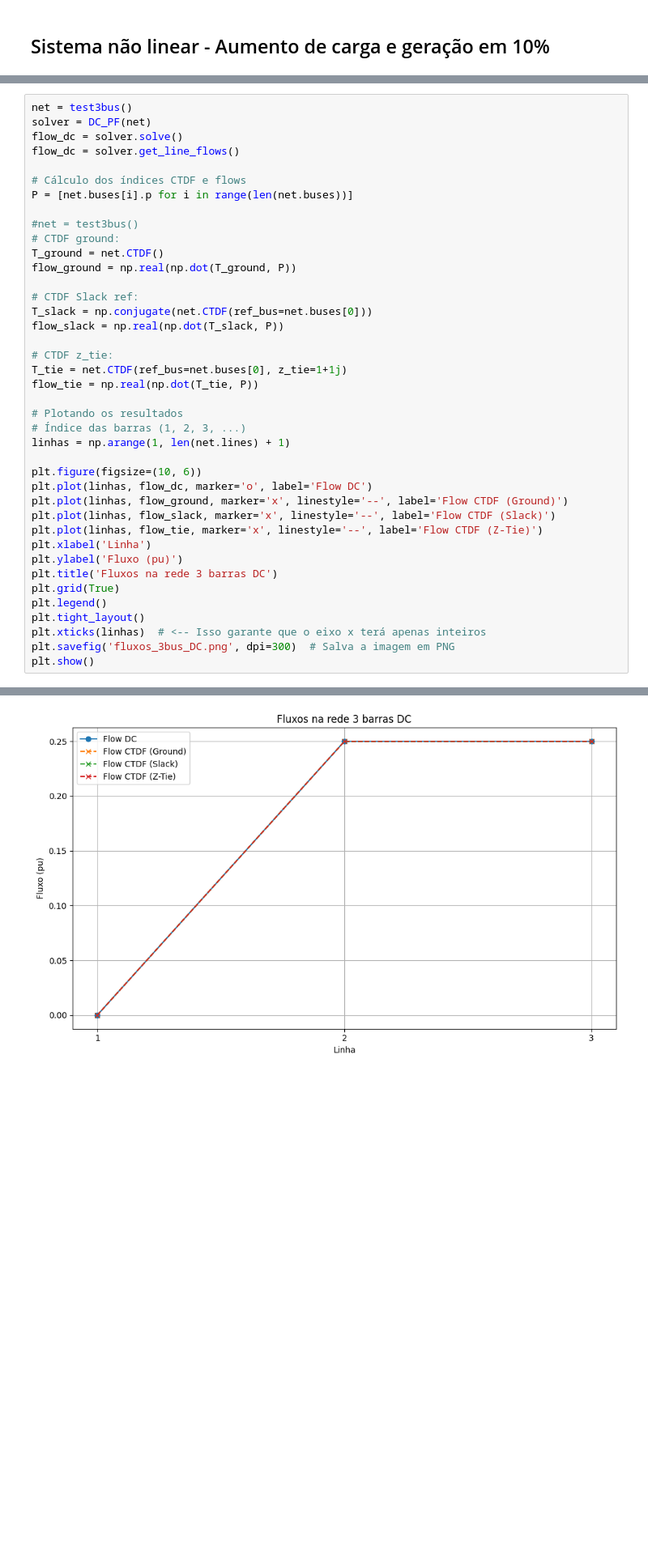
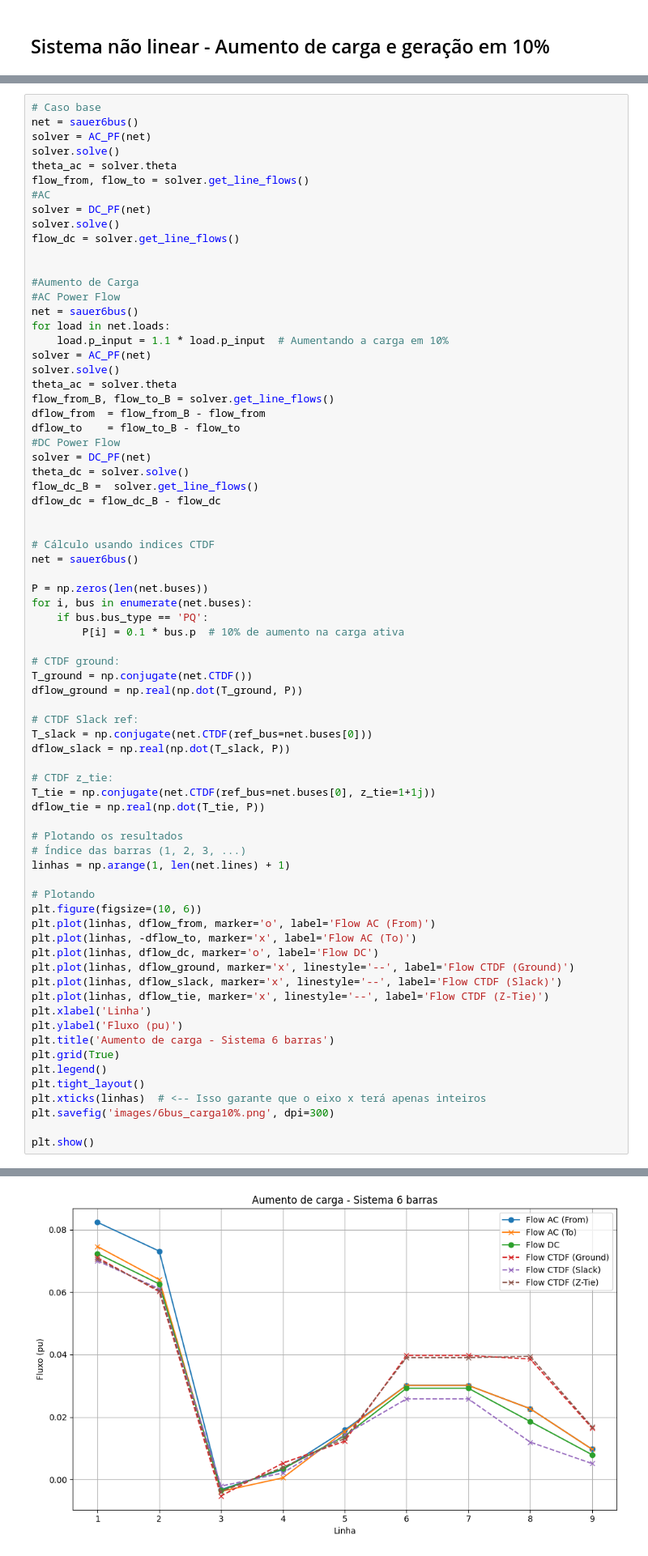
Before and after one commit to Gabriel-Halfeld-Limp/CTDF-for-linear-load-methods, a Jupyter notebook: main.ipynb, the cells around one changed output, grey strips where cells are left out. Shown: that part at 81% size. Cells and saved outputs as stored; diff of their text form; blank space fills up the shorter version.

```diff
--- a/main.ipynb
+++ b/main.ipynb
@@ -836,41 +304,74 @@ Converged in 3 iterations.
 # %%
-net = test3bus()
+# Caso base
+net = sauer6bus()
+solver = AC_PF(net)
+solver.solve()
+theta_ac = solver.theta
+flow_from, flow_to = solver.get_line_flows()
+#AC
 solver = DC_PF(net)
-flow_dc = solver.solve()
+solver.solve()
 flow_dc = solver.get_line_flows()
 
-# Cálculo dos índices CTDF e flows
-P = [net.buses[i].p for i in range(len(net.buses))]
 
-#net = test3bus()
+#Aumento de Carga
+#AC Power Flow
+net = sauer6bus()
+for load in net.loads:
+    load.p_input = 1.1 * load.p_input  # Aumentando a carga em 10%
+solver = AC_PF(net)
+solver.solve()
+theta_ac = solver.theta
+flow_from_B, flow_to_B = solver.get_line_flows()
+dflow_from  = flow_from_B - flow_from
+dflow_to    = flow_to_B - flow_to
+#DC Power Flow
+solver = DC_PF(net)
+theta_dc = solver.solve()
+flow_dc_B =  solver.get_line_flows()
+dflow_dc = flow_dc_B - flow_dc
+
+
+# Cálculo usando indices CTDF
+net = sauer6bus()
+
+P = np.zeros(len(net.buses))
+for i, bus in enumerate(net.buses):
+    if bus.bus_type == 'PQ':
+        P[i] = 0.1 * bus.p  # 10% de aumento na carga ativa
+
 # CTDF ground:
-T_ground = net.CTDF()
-flow_ground = np.real(np.dot(T_ground, P))
+T_ground = np.conjugate(net.CTDF())
+dflow_ground = np.real(np.dot(T_ground, P))
 
 # CTDF Slack ref:
 T_slack = np.conjugate(net.CTDF(ref_bus=net.buses[0]))
-flow_slack = np.real(np.dot(T_slack, P))
+dflow_slack = np.real(np.dot(T_slack, P))
 
 # CTDF z_tie:
-T_tie = net.CTDF(ref_bus=net.buses[0], z_tie=1+1j)
-flow_tie = np.real(np.dot(T_tie, P))
+T_tie = np.conjugate(net.CTDF(ref_bus=net.buses[0], z_tie=1+1j))
+dflow_tie = np.real(np.dot(T_tie, P))
 
 # Plotando os resultados
 # Índice das barras (1, 2, 3, ...)
 linhas = np.arange(1, len(net.lines) + 1)
 
+# Plotando
 plt.figure(figsize=(10, 6))
-plt.plot(linhas, flow_dc, marker='o', label='Flow DC')
-plt.plot(linhas, flow_ground, marker='x', linestyle='--', label='Flow CTDF (Ground)')
-plt.plot(linhas, flow_slack, marker='x', linestyle='--', label='Flow CTDF (Slack)')
-plt.plot(linhas, flow_tie, marker='x', linestyle='--', label='Flow CTDF (Z-Tie)')
+plt.plot(linhas, dflow_from, marker='o', label='Flow AC (From)')
+plt.plot(linhas, -dflow_to, marker='x', label='Flow AC (To)')
+plt.plot(linhas, dflow_dc, marker='o', label='Flow DC')
+plt.plot(linhas, dflow_ground, marker='x', linestyle='--', label='Flow CTDF (Ground)')
+plt.plot(linhas, dflow_slack, marker='x', linestyle='--', label='Flow CTDF (Slack)')
+plt.plot(linhas, dflow_tie, marker='x', linestyle='--', label='Flow CTDF (Z-Tie)')
 plt.xlabel('Linha')
 plt.ylabel('Fluxo (pu)')
-plt.title('Fluxos na rede 3 barras DC')
+plt.title('Aumento de carga - Sistema 6 barras')
 plt.grid(True)
 plt.legend()
 plt.tight_layout()
 plt.xticks(linhas)  # <-- Isso garante que o eixo x terá apenas inteiros
-plt.savefig('fluxos_3bus_DC.png', dpi=300)  # Salva a imagem em PNG
+plt.savefig('images/6bus_carga10%.png', dpi=300)
+
 plt.show()
 # %% [output]
@@ -877 +380 @@ plt.show()
-[figure, old version]
+[figure, new version]
```
Also changed, not shown: parts of 47 cells of this notebook, 4 other files.
